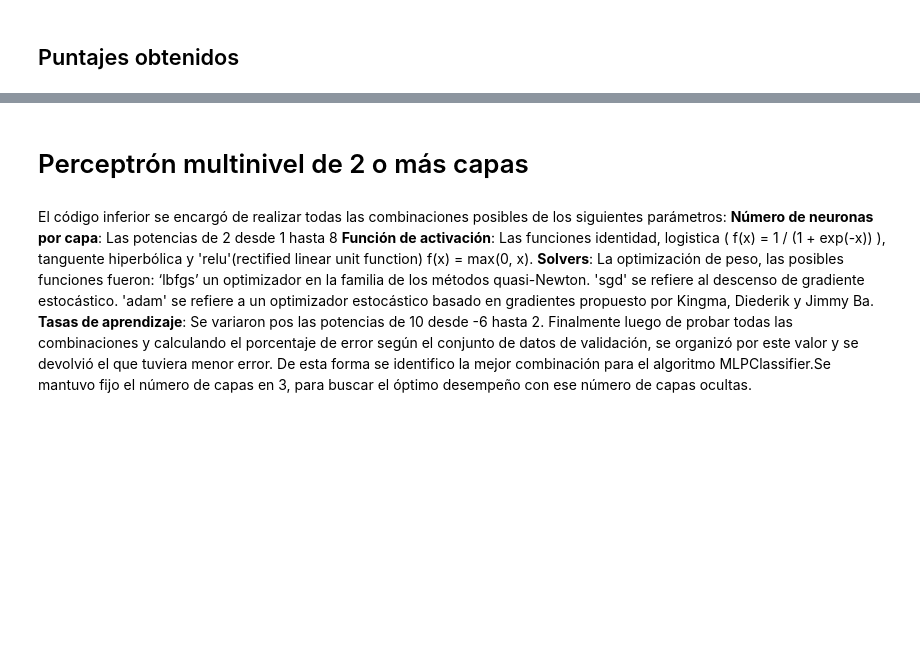
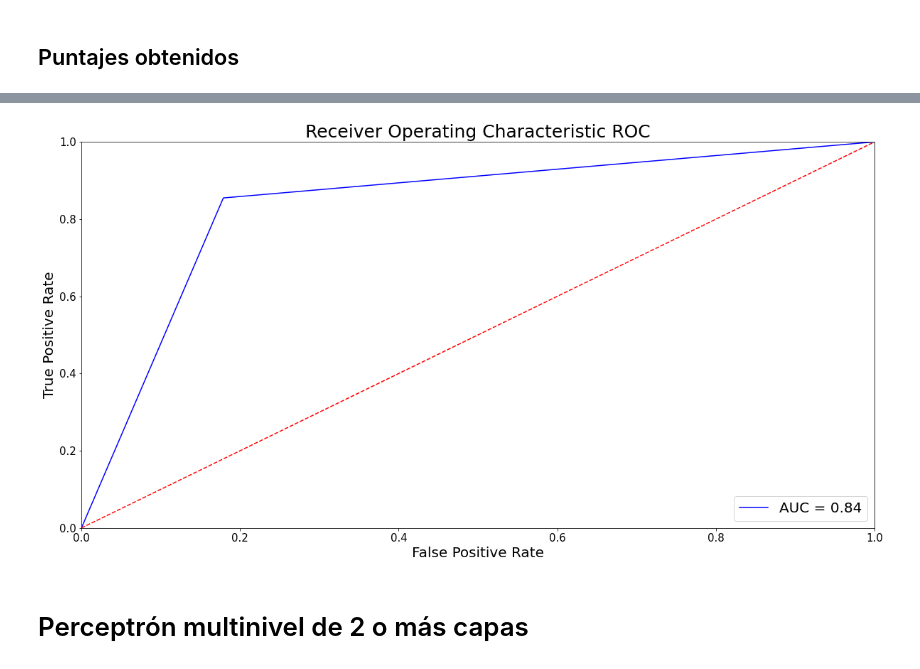
Before and after one commit to casalazara/Machine-Learning-IELE, a Jupyter notebook: Reto 3/Reto_3.ipynb, the cells around one changed output, grey strips where cells are left out. Cells and saved outputs as stored; diff of their text form; code cells hidden in the pictures; blank space fills up the shorter version.

```diff
--- a/Reto 3/Reto_3.ipynb
+++ b/Reto 3/Reto_3.ipynb
@@ -318,0 +445,36 @@ NameError: ignored
+# %%
+def printMetrics(cm):
+  TP = cm[0,0]
+  TN = cm[1,1]
+  FP = cm[0,1]
+  FN = cm[1,0]
+
+  print('Confusion matrix\n\n', cm)
+  print('\nTrue Positives(TP) = ', TP)
+  print('\nTrue Negatives(TN) = ', TN)
+  print('\nFalse Positives(FP) = ', FP)
+  print('\nFalse Negatives(FN) = ', FN)
+
+  accuracy = (TP + TN) / float(TP + TN + FP + FN)
+  precision = TP / float(TP + FP)
+  recall = TP / float(TP + FN)
+
+  print('Accuracy : {0:0.4f}'.format(accuracy))
+  print('Precision : {0:0.4f}'.format(precision))
+  print('Recall : {0:0.4f}'.format(recall))
+
+def plotRoc(y,y_pred):
+  fpr, tpr, threshold = roc_curve(y, y_pred)
+  roc_auc = auc(fpr, tpr)
+  plt.figure(figsize=(20,10))
+  plt.title('Receiver Operating Characteristic ROC', fontsize=25)
+  plt.plot(fpr, tpr, 'b', label = 'AUC = %0.2f' % roc_auc)
+  plt.legend(loc = 'lower right', fontsize=20)
+  plt.plot([0, 1], [0, 1],'r--')
+  plt.xlim([0, 1])
+  plt.ylim([0, 1])
+  plt.xticks(fontsize=15)
+  plt.yticks(fontsize=15)
+  plt.ylabel('True Positive Rate', fontsize=20)
+  plt.xlabel('False Positive Rate', fontsize=20)
+  plt.show()
@@ -318,0 +485,7 @@ NameError: ignored
+# %%
+clf = MLPClassifier(activation='tanh',solver='lbfgs',hidden_layer_sizes=(8), learning_rate_init=1*(10**(-6)),random_state=1, max_iter=2000)
+clf.fit(X_train, y_train)
+
+y_prediction = clf.predict(X_test)
+cm = confusion_matrix(y_test, y_prediction)
+printMetrics(cm)
@@ -319,12 +513,6 @@ NameError: ignored
+# %%
+plotRoc(y_test,y_prediction)
+# %% [output]
+[figure, added]
 # %% [markdown]
 # Perceptrón multinivel de 2 o más capas
-# %% [markdown]
-El código inferior se encargó de realizar todas las combinaciones posibles de los siguientes parámetros:
-**Número de neuronas por capa**: Las potencias de 2 desde 1 hasta 8
-**Función  de activación**: Las funciones identidad, logistica ( f(x) = 1 / (1 + exp(-x)) ), tanguente hiperbólica y 'relu'(rectified linear unit function) f(x) = max(0, x).
-**Solvers**: La optimización de peso, las posibles funciones fueron:
-‘lbfgs’ un optimizador en la familia de los métodos quasi-Newton.
-'sgd' se refiere al descenso de gradiente estocástico.
-'adam' se refiere a un optimizador estocástico basado en gradientes propuesto por Kingma, Diederik y Jimmy Ba.
-**Tasas de aprendizaje**: Se variaron pos las potencias de 10 desde -6 hasta 2.
-Finalmente luego de probar todas las combinaciones y calculando el porcentaje de error según el conjunto de datos de validación, se organizó por este valor y se devolvió el que tuviera menor error. De esta forma se identifico la mejor combinación para el algoritmo MLPClassifier.Se mantuvo fijo el número de capas en 3, para buscar el óptimo desempeño con ese número de capas ocultas.
```
Also changed, not shown: parts of 24 cells of this notebook.
